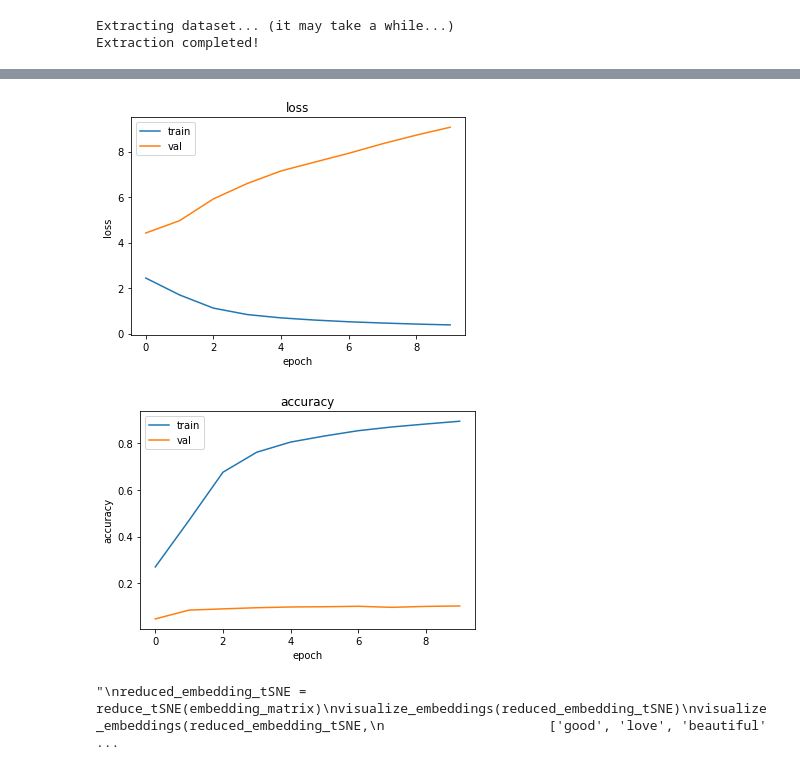
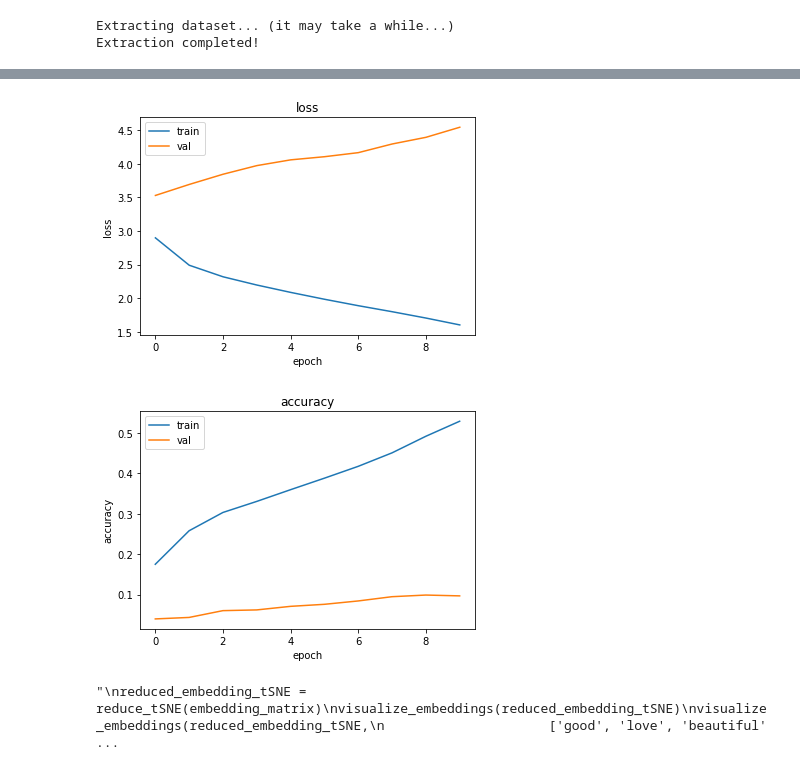
Before and after one commit to NoLogicPlease/pos_tagging, a Jupyter notebook: Assignment1.ipynb, the cells around one changed output, grey strips where cells are left out. Drawn from its saved outputs; the diff is of its cells as text; code cells hidden in the pictures.

```diff
--- a/Assignment1.ipynb
+++ b/Assignment1.ipynb
@@ -35,5 +35,5 @@ import gensim.downloader as gloader
 from tensorflow import keras
 from tensorflow.keras import layers
 
-WINDOW_LENGTH = 9
-EMBEDDING_SIZE = 300
+WINDOW_LENGTH = 5
+EMBEDDING_SIZE = 100
@@ -235,7 +238,7 @@ class KerasTokenizer(object):
 
 tokenizer_args = {
     'oov_token': 1,  # The vocabulary id for unknown terms during text conversion
-    'lower': False,
+    'lower': True,
     'filters': ''
 }
 tokenizer = KerasTokenizer(tokenizer_args=tokenizer_args,
@@ -335,7 +338,7 @@ def create_model(compile_info: dict) -> keras.Model:
                                             tokenizer.embedding_matrix],
                                         trainable=False
                                         ))
-    bidirect_model.add(layers.Bidirectional(layers.LSTM(32, return_sequences=False)))
+    bidirect_model.add(layers.Bidirectional(layers.LSTM(WINDOW_LENGTH, return_sequences=False)))
     # bidirect_model.add(layers.TimeDistributed(layers.Dense(64, activation="relu")))
     bidirect_model.add(layers.Flatten())
     bidirect_model.add(layers.Dense(num_labels, activation="softmax"))
@@ -457,8 +473,8 @@ training_info = {
     'verbose': 1,
     'epochs': 10,
     'batch_size': 64,
-    'callbacks': [keras.callbacks.EarlyStopping(monitor='val_loss',
-                                                patience=10)]
+    #'callbacks': [keras.callbacks.EarlyStopping(monitor='val_loss',
+                                               # patience=10)]
 }
 model = train_model(model=bidirect_model, x_train=x_train, y_train=y_train,
                     x_val=x_val, y_val=y_val, training_info=training_info)
@@ -493,7 +509,7 @@ Epoch 10/10
 Training completed! Showing history...
 Displaying the following history keys:  dict_keys(['loss', 'accuracy', 'val_loss', 'val_accuracy'])
-[figure, old version]
+[figure, new version]
-[figure, old version]
+[figure, new version]
 "\nreduced_embedding_tSNE = reduce_tSNE(embedding_matrix)\nvisualize_embeddings(reduced_embedding_tSNE)\nvisualize_embeddings(reduced_embedding_tSNE,\n                     ['good', 'love', 'beautiful' ...
 # %% [markdown]
 **Task**: given a corpus of documents, predict the POS tag for each word
```
Also changed, not shown: parts of 5 cells of this notebook, 3 other files.
